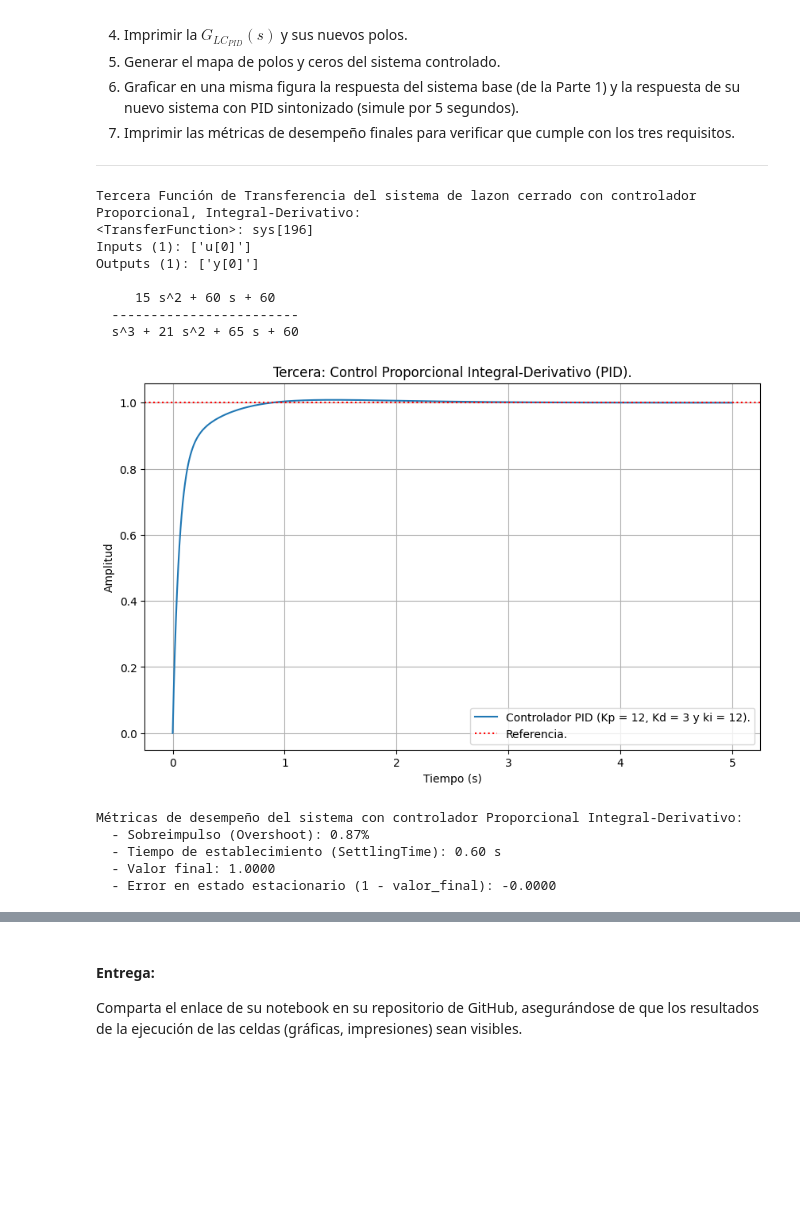
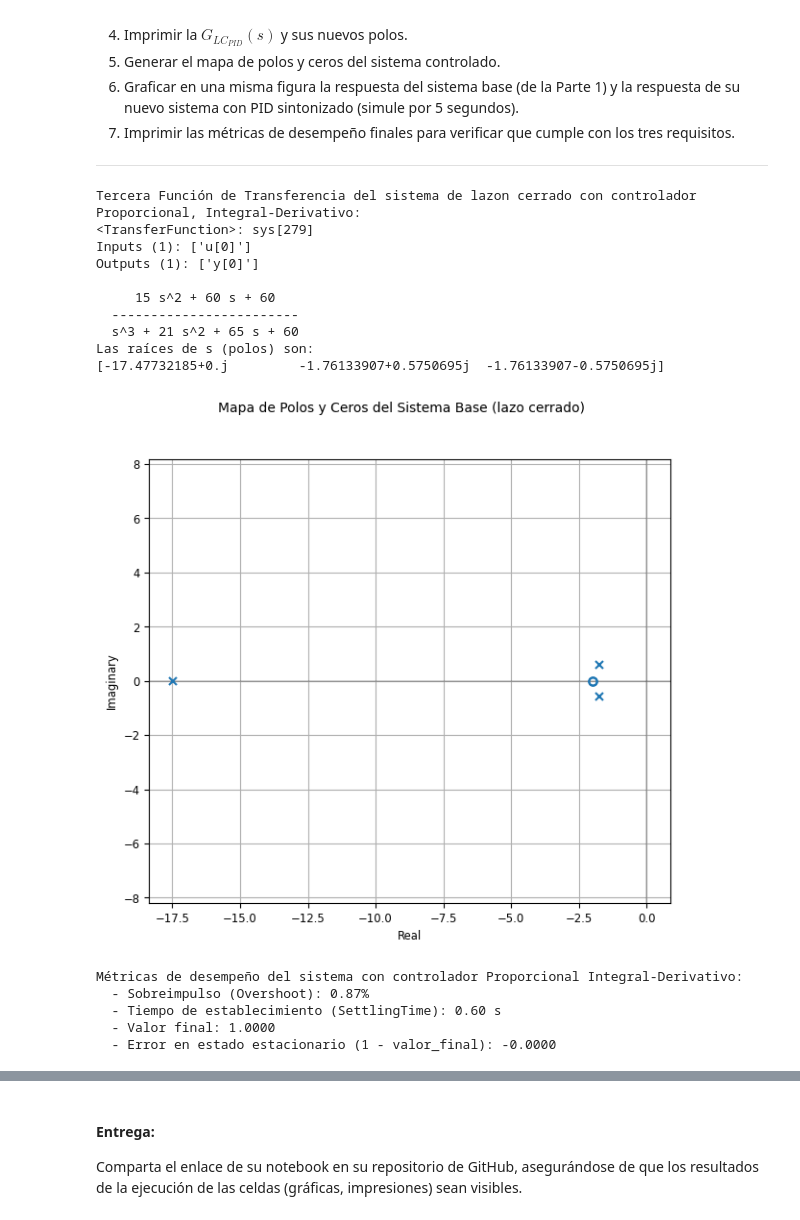
Before and after one commit to MaxGarcia948/control-clasico, a Jupyter notebook: examenes/E_2_Controlador_PID.ipynb, the cells around one changed output, grey strips where cells are left out. Drawn from its saved outputs; the diff is of its cells as text; code cells hidden in the pictures; blank space fills up the shorter version.

```diff
--- a/examenes/E_2_Controlador_PID.ipynb
+++ b/examenes/E_2_Controlador_PID.ipynb
@@ -129,45 +131,42 @@ kd_pid = 3
 # --- Creación del controlador PID. ---
 # El numerador es [Kd, Kp y Ki].
 Gc_PID = ct.tf([kd_pid, kp_pid, ki_pid], [0,1,0])
 
 # --- Sistema en lazo cerrado con controlador PID. ---
 sistema_PID = ct.feedback(Gc_PID * Gp, 1)
 print("Tercera Función de Transferencia del sistema de lazon cerrado con controlador Proporcional, Integral-Derivativo:")
 print(sistema_PID)
 
-# --- Simulación de la respuesta al escalón. ---
-t = np.linspace(0, 5, 501)
-t, y_PID = ct.step_response(sistema_PID, T=t)
+polos = ct.poles(sistema_PID)
 
-plt.figure(figsize=(10, 6))
-plt.plot(t, y_PID, label=f"Controlador PID (Kp = {kp_pid}, Kd = {kd_pid} y ki = {ki_pid}).")
-plt.axhline(y=1, color="r", linestyle=":", label="Referencia.")
+print("Las raíces de s (polos) son:")
+print(polos)
 
-plt.title("Tercera: Control Proporcional Integral-Derivativo (PID).")
-plt.xlabel("Tiempo (s)")
-plt.ylabel("Amplitud")
-plt.legend()
+plt.figure(figsize=(7, 6))
+ct.pzmap(sistema_PID, title='Mapa de Polos y Ceros del Sistema Base (lazo cerrado)')
 plt.grid(True)
 plt.show()
 
 # --- Verificación de las métricas de desempeño. ---
 print("Métricas de desempeño del sistema con controlador Proporcional Integral-Derivativo:")
 info = ct.step_info(sistema_PID)
 print(f"  - Sobreimpulso (Overshoot): {info['Overshoot']:.2f}%")
 print(f"  - Tiempo de establecimiento (SettlingTime): {info['SettlingTime']:.2f} s")
 valor_final = y_PID[-1]
 print(f"  - Valor final: {valor_final:.4f}")
 print(f"  - Error en estado estacionario (1 - valor_final): {1 - valor_final:.4f}")
 # %% [output]
 Tercera Función de Transferencia del sistema de lazon cerrado con controlador Proporcional, Integral-Derivativo:
-<TransferFunction>: sys[196]
+<TransferFunction>: sys[279]
 Inputs (1): ['u[0]']
 Outputs (1): ['y[0]']
 
      15 s^2 + 60 s + 60
   ------------------------
   s^3 + 21 s^2 + 65 s + 60
+Las raíces de s (polos) son:
+[-17.47732185+0.j         -1.76133907+0.5750695j  -1.76133907-0.5750695j]
-[figure, old version]
+[figure, new version]
 Métricas de desempeño del sistema con controlador Proporcional Integral-Derivativo:
   - Sobreimpulso (Overshoot): 0.87%
   - Tiempo de establecimiento (SettlingTime): 0.60 s
```
Also changed, not shown: parts of 4 cells of this notebook.
